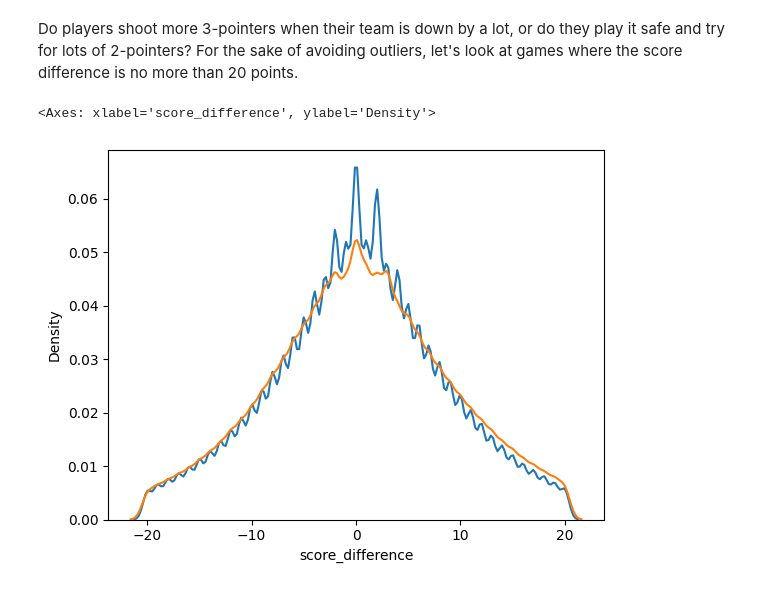
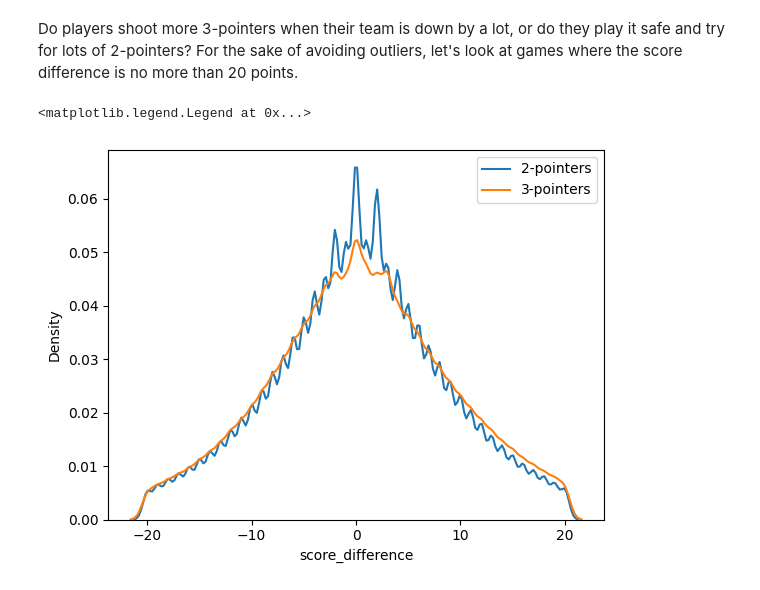
Before and after one commit to smayya337/ds3001, a Jupyter notebook: scripts/eda.ipynb, the cells around one changed output. Saved outputs shown, nothing was run; the diff lists cells and outputs as text; code cells hidden in the pictures.

Commit message:
add legend to score difference plot

```diff
--- a/scripts/eda.ipynb
+++ b/scripts/eda.ipynb
@@ -133,9 +133,10 @@ Do players shoot more 3-pointers when their team is down by a lot, or do they pl
 # %%
 df2 = df[abs(df["score_difference"]) <= 20]
 sns.kdeplot(df2[df2["points"] == 2], x="score_difference", label="2-pointers")
 sns.kdeplot(df2[df2["points"] == 3], x="score_difference", label="3-pointers")
+plt.legend(["2-pointers", "3-pointers"])
 # %% [output]
-<Axes: xlabel='score_difference', ylabel='Density'>
+<matplotlib.legend.Legend at 0x...>
-[figure, old version]
+[figure, new version]
 # %% [markdown]
 <!-- TODO: complete analysis -->
```
